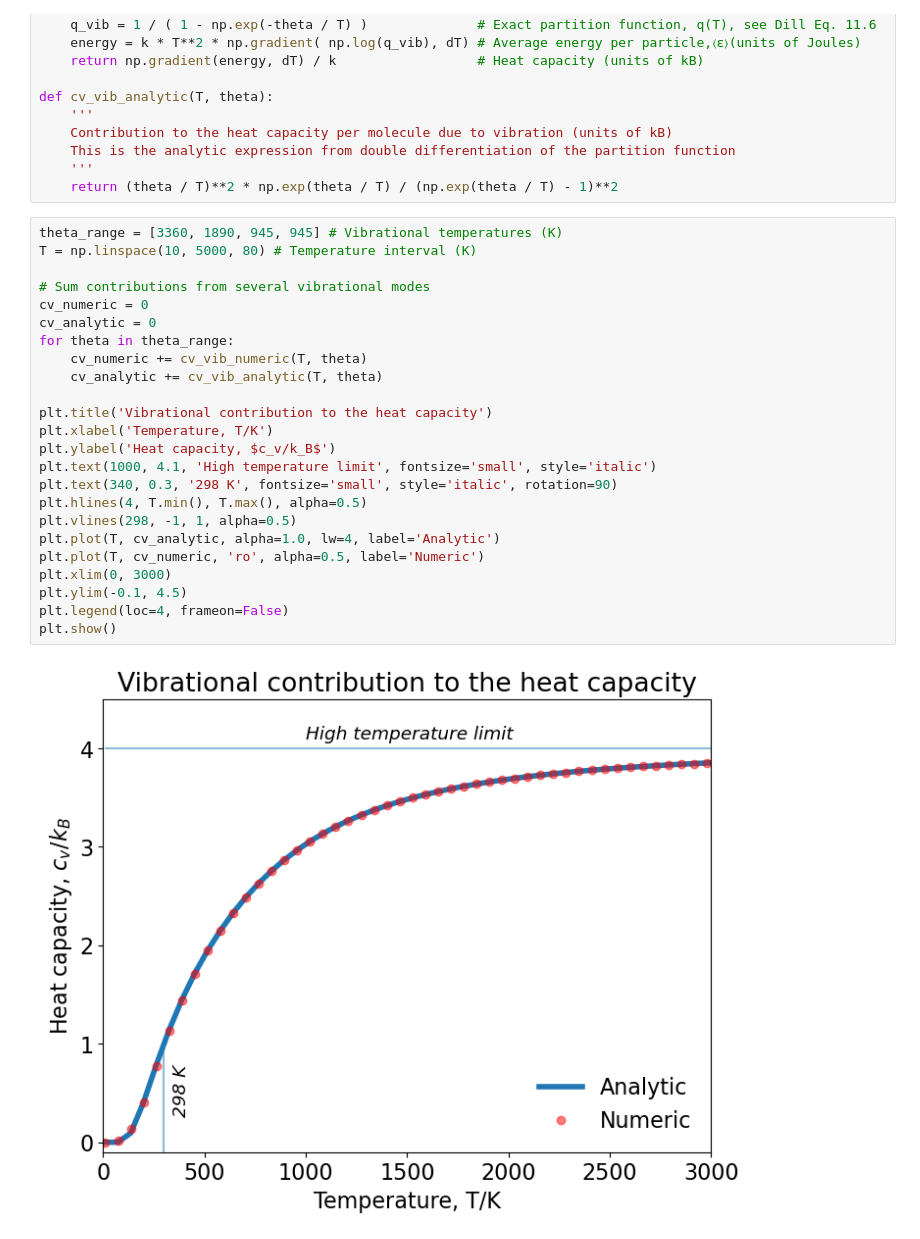
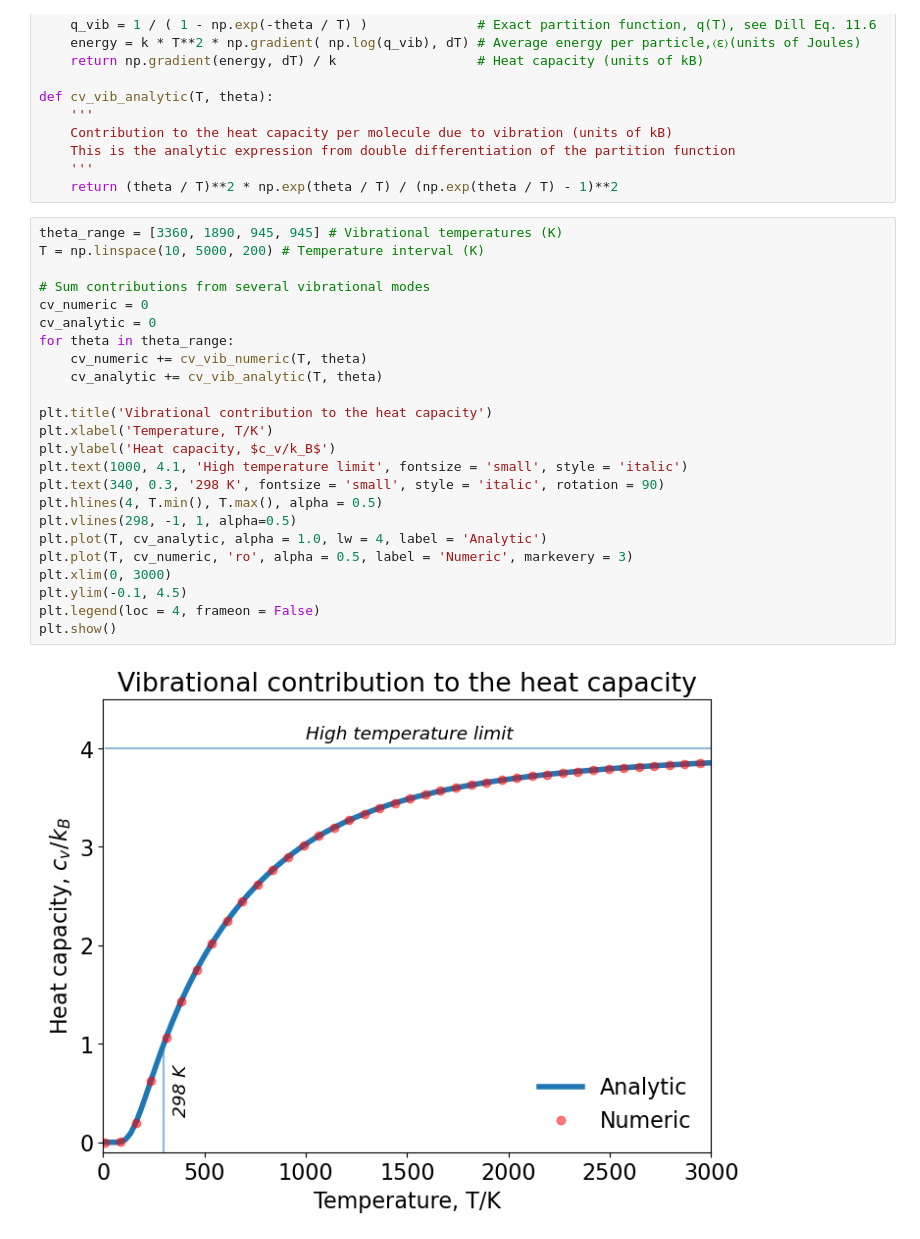
Before and after one commit to luchem/notebooks, a Jupyter notebook: physical/rotation_vibration.ipynb, the cells around one changed output. Cells and saved outputs as stored; diff of their text form.

```diff
--- a/physical/rotation_vibration.ipynb
+++ b/physical/rotation_vibration.ipynb
@@ -88,27 +90,27 @@ def cv_vib_analytic(T, theta):
     return (theta / T)**2 * np.exp(theta / T) / (np.exp(theta / T) - 1)**2
 # %%
 theta_range = [3360, 1890, 945, 945] # Vibrational temperatures (K)
-T = np.linspace(10, 5000, 80) # Temperature interval (K)
+T = np.linspace(10, 5000, 200) # Temperature interval (K)
 
 # Sum contributions from several vibrational modes
 cv_numeric = 0
 cv_analytic = 0
 for theta in theta_range:
     cv_numeric += cv_vib_numeric(T, theta)
     cv_analytic += cv_vib_analytic(T, theta)
 
 plt.title('Vibrational contribution to the heat capacity')
 plt.xlabel('Temperature, T/K')
 plt.ylabel('Heat capacity, $c_v/k_B$')
-plt.text(1000, 4.1, 'High temperature limit', fontsize='small', style='italic')
-plt.text(340, 0.3, '298 K', fontsize='small', style='italic', rotation=90)
-plt.hlines(4, T.min(), T.max(), alpha=0.5)
+plt.text(1000, 4.1, 'High temperature limit', fontsize = 'small', style = 'italic')
+plt.text(340, 0.3, '298 K', fontsize = 'small', style = 'italic', rotation = 90)
+plt.hlines(4, T.min(), T.max(), alpha = 0.5)
 plt.vlines(298, -1, 1, alpha=0.5)
-plt.plot(T, cv_analytic, alpha=1.0, lw=4, label='Analytic')
-plt.plot(T, cv_numeric, 'ro', alpha=0.5, label='Numeric')
+plt.plot(T, cv_analytic, alpha = 1.0, lw = 4, label = 'Analytic')
+plt.plot(T, cv_numeric, 'ro', alpha = 0.5, label = 'Numeric', markevery = 3)
 plt.xlim(0, 3000)
 plt.ylim(-0.1, 4.5)
-plt.legend(loc=4, frameon=False)
+plt.legend(loc = 4, frameon = False)
 plt.show()
 # %% [output]
-[figure, old version]
+[figure, new version]
```
Also changed, not shown: parts of 4 cells of this notebook.
